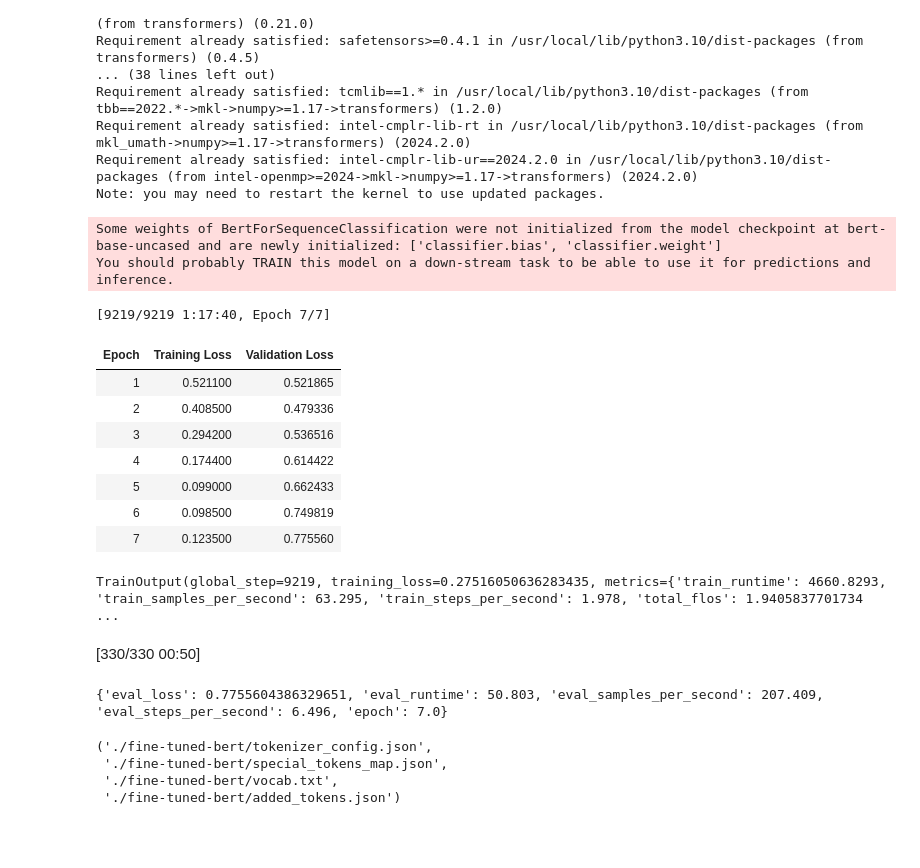
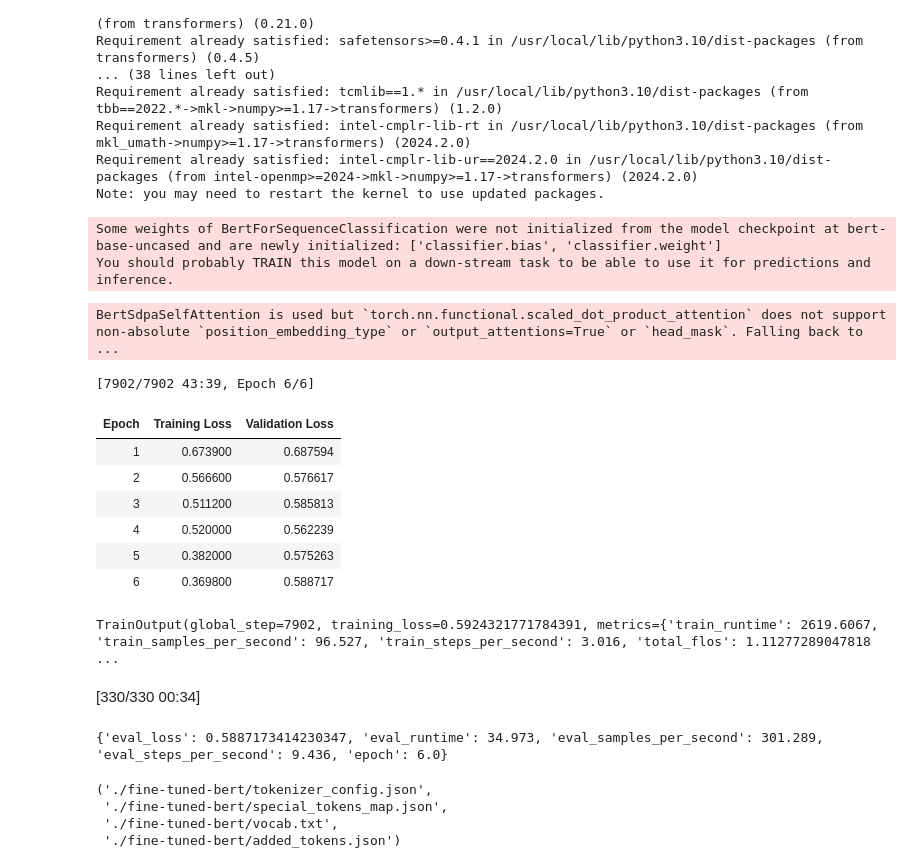
Before and after one commit to BASSAT-BASSAT/Mental_Health_SA_ARABIC, a Jupyter notebook: sentiment-analysis-mentalhealth.ipynb, the cells around one changed output. Saved outputs shown, nothing was run; the diff lists cells and outputs as text; code cells hidden in the pictures; blank space fills up the shorter version.

```diff
--- a/sentiment-analysis-mentalhealth.ipynb
+++ b/sentiment-analysis-mentalhealth.ipynb
@@ -627,17 +627,26 @@ class SentimentDataset(torch.utils.data.Dataset):
 #datasets
 train_dataset = SentimentDataset(train_encodings, train_df['label'].tolist())
 val_dataset = SentimentDataset(val_encodings, val_df['label'].tolist())
-# %%
-from transformers import BertForSequenceClassification
-
-# Load the BERT model
-model = BertForSequenceClassification.from_pretrained(
-    'bert-base-uncased',
-    num_labels=len(label_map)  # Number of classes
-)
-# %% [output]
-Some weights of BertForSequenceClassification were not initialized from the model checkpoint at bert-base-uncased and are newly initialized: ['classifier.bias', 'classifier.weight']
-You should probably TRAIN this model on a down-stream task to be able to use it for predictions and inference.
+# %%
+from transformers import BertForSequenceClassification, AutoConfig
+
+# Create custom configuration
+config = AutoConfig.from_pretrained('bert-base-uncased')
+config.num_labels = len(label_map)
+config.hidden_dropout_prob = 0.3    # Increased dropout (default is usually 0.1)
+config.attention_probs_dropout_prob = 0.3
+config.num_hidden_layers = 8        # Reduced from default 12
+config.layer_norm_eps = 1e-7        # Slightly stricter normalization
+config.output_attentions = True     # Enable attention outputs for monitoring
+
+# Initialize the model with custom config
+model = BertForSequenceClassification.from_pretrained(
+    'bert-base-uncased',
+    config=config
+)
+# %% [output]
+Some weights of BertForSequenceClassification were not initialized from the model checkpoint at bert-base-uncased and are newly initialized: ['classifier.bias', 'classifier.weight']
+You should probably TRAIN this model on a down-stream task to be able to use it for predictions and inference.
 # %%
 from transformers import Trainer, TrainingArguments
 from sklearn.utils.class_weight import compute_class_weight
@@ -652,7 +661,7 @@ training_args = TrainingArguments(
     learning_rate=2e-5,              # Learning rate
     per_device_train_batch_size=16,  # Batch size for training
     per_device_eval_batch_size=16,   # Batch size for evaluation
-    num_train_epochs=7,              # Number of epochs
+    num_train_epochs=6,              # Number of epochs
     weight_decay=0.01,               # Weight decay
     save_strategy="epoch",           # Save model every epoch
     logging_dir='./logs',            # Directory for logs
@@ -680,49 +689,49 @@ class WeightedTrainer(Trainer):
             device = model.device  # Single-GPU case
 
         # Move inputs to the correct device
         inputs = {k: v.to(device) for k, v in inputs.items()}
 
         # Move class weights to the correct device
         class_weights_device = class_weights.to(device)
 
         # Get labels and outputs
         labels = inputs.get("labels")
         outputs = model(**inputs)
         logits = outputs.get('logits')
 
         # Compute loss with class weights
         loss_fct = nn.CrossEntropyLoss(weight=class_weights_device)
         loss = loss_fct(logits.view(-1, self.model.config.num_labels), labels.view(-1))
 
         return (loss, outputs) if return_outputs else loss
 
 # Initialize the Trainer
 trainer = WeightedTrainer(
     model=model,
     args=training_args,
     train_dataset=train_dataset,
     eval_dataset=val_dataset,
 )
 
 trainer.train()
 # %% [output]
-[9219/9219 1:17:40, Epoch 7/7]
+BertSdpaSelfAttention is used but `torch.nn.functional.scaled_dot_product_attention` does not support non-absolute `position_embedding_type` or `output_attentions=True` or `head_mask`. Falling back to ...
+[7902/7902 43:39, Epoch 6/6]
 | Epoch | Training Loss | Validation Loss |
-| 1 | 0.521100 | 0.521865 |
-| 2 | 0.408500 | 0.479336 |
-| 3 | 0.294200 | 0.536516 |
-| 4 | 0.174400 | 0.614422 |
-| 5 | 0.099000 | 0.662433 |
-| 6 | 0.098500 | 0.749819 |
-| 7 | 0.123500 | 0.775560 |
+| 1 | 0.673900 | 0.687594 |
+| 2 | 0.566600 | 0.576617 |
+| 3 | 0.511200 | 0.585813 |
+| 4 | 0.520000 | 0.562239 |
+| 5 | 0.382000 | 0.575263 |
+| 6 | 0.369800 | 0.588717 |
-TrainOutput(global_step=9219, training_loss=0.27516050636283435, metrics={'train_runtime': 4660.8293, 'train_samples_per_second': 63.295, 'train_steps_per_second': 1.978, 'total_flos': 1.9405837701734 ...
+TrainOutput(global_step=7902, training_loss=0.5924321771784391, metrics={'train_runtime': 2619.6067, 'train_samples_per_second': 96.527, 'train_steps_per_second': 3.016, 'total_flos': 1.11277289047818 ...
 # %%
 # Evaluate the model
 results = trainer.evaluate()
 print(results)
 # %% [output]
-[330/330 00:50]
+[330/330 00:34]
-{'eval_loss': 0.7755604386329651, 'eval_runtime': 50.803, 'eval_samples_per_second': 207.409, 'eval_steps_per_second': 6.496, 'epoch': 7.0}
+{'eval_loss': 0.5887173414230347, 'eval_runtime': 34.973, 'eval_samples_per_second': 301.289, 'eval_steps_per_second': 9.436, 'epoch': 6.0}
 # %%
 model.save_pretrained('./fine-tuned-bert')
 tokenizer.save_pretrained('./fine-tuned-bert')
```
Also changed, not shown: parts of 6 cells of this notebook.
